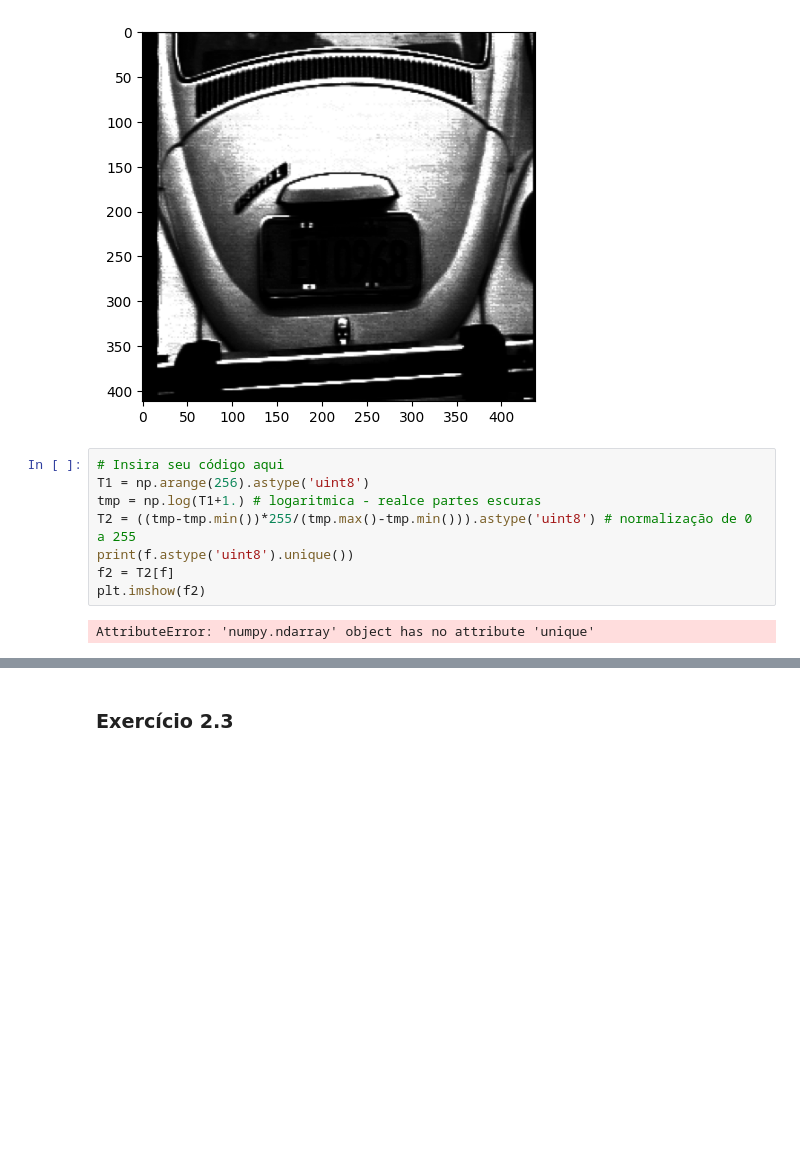
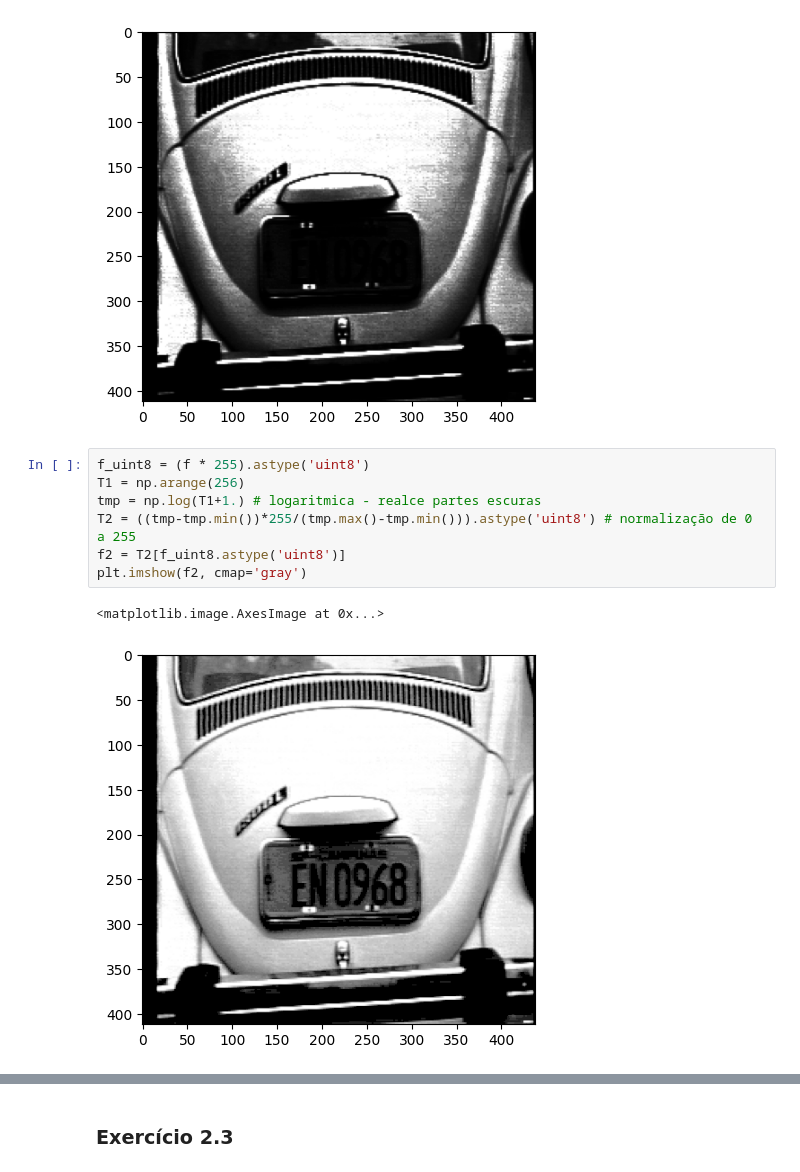
Before and after one commit to UNICAMP-EA979/2026s1-pi03-transforma-ointensidade-BrendonPeres, a Jupyter notebook: Atividade.ipynb, the cells around one changed output, grey strips where cells are left out. Cells and saved outputs as stored; diff of their text form; blank space fills up the shorter version.

```diff
--- a/Atividade.ipynb
+++ b/Atividade.ipynb
@@ -220,15 +209,15 @@ print(f.dtype)
 float32
 [figure]
 # %%
-# Insira seu código aqui
-T1 = np.arange(256).astype('uint8')
+f_uint8 = (f * 255).astype('uint8')
+T1 = np.arange(256)
 tmp = np.log(T1+1.) # logaritmica - realce partes escuras
 T2 = ((tmp-tmp.min())*255/(tmp.max()-tmp.min())).astype('uint8') # normalização de 0 a 255
-print(f.astype('uint8').unique())
-f2 = T2[f]
-plt.imshow(f2)
+f2 = T2[f_uint8.astype('uint8')]
+plt.imshow(f2, cmap='gray')
 # %% [output]
-AttributeError: 'numpy.ndarray' object has no attribute 'unique'
+<matplotlib.image.AxesImage at 0x...>
+[figure, added]
 # %% [markdown]
 ### Exercício 2.2
 
```
Also changed, not shown: parts of 14 cells of this notebook.
